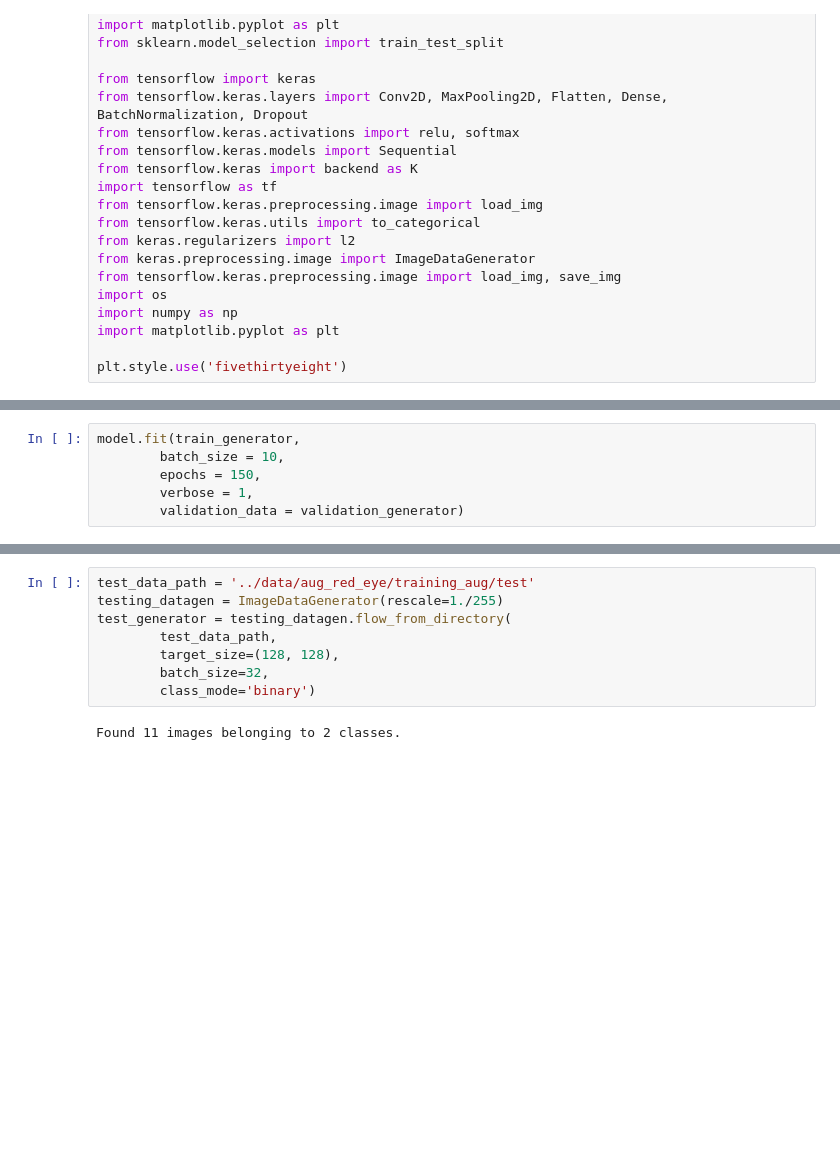
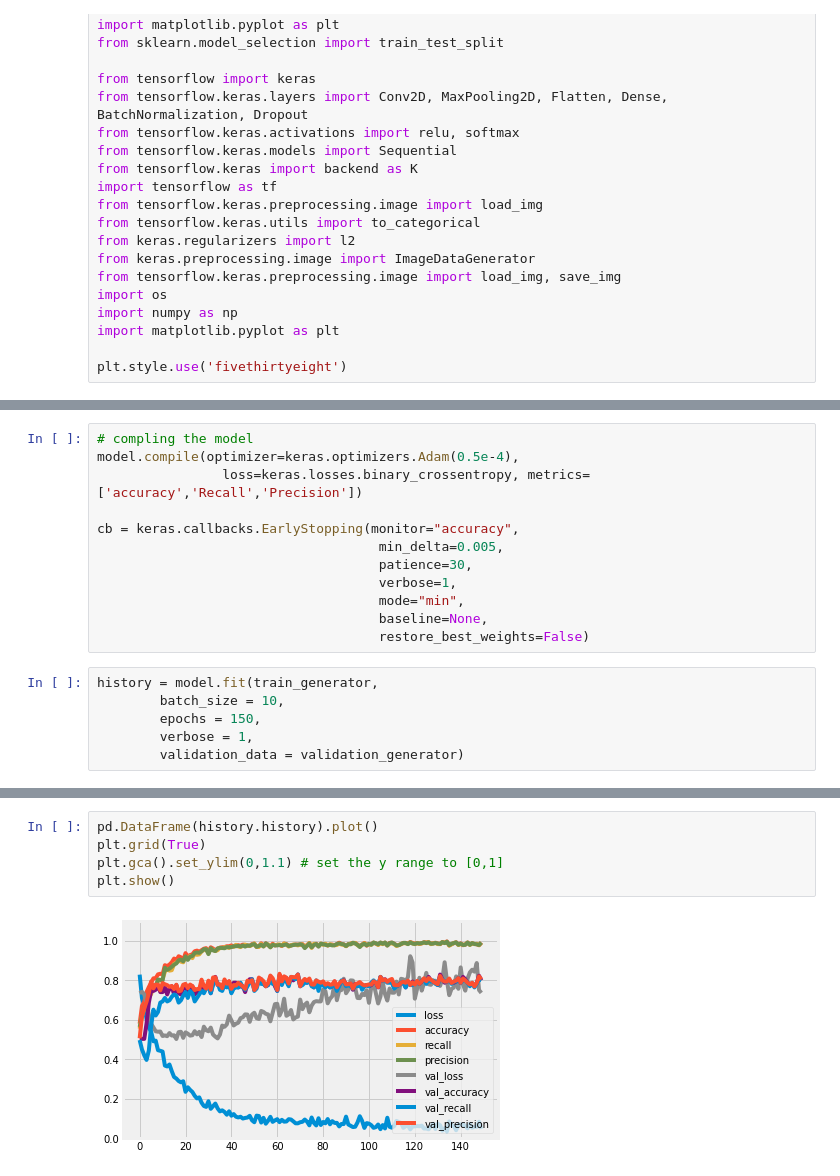
Before and after one commit to jaybfn/Red-Eye-Detection, a Jupyter notebook: script/train.ipynb, the cells around one changed output, grey strips where cells are left out. Cells and saved outputs as stored; diff of their text form; blank space fills up the shorter version.

```diff
--- a/script/train.ipynb
+++ b/script/train.ipynb
@@ -116,5 +127,17 @@ cb = keras.callbacks.EarlyStopping(monitor="accuracy",
+# %%
+# compling the model
+model.compile(optimizer=keras.optimizers.Adam(0.5e-4),
+                loss=keras.losses.binary_crossentropy, metrics=['accuracy','Recall','Precision'])
+
+cb = keras.callbacks.EarlyStopping(monitor="accuracy",
+                                    min_delta=0.005,
+                                    patience=30,
+                                    verbose=1,
+                                    mode="min",
+                                    baseline=None,
+                                    restore_best_weights=False)
 # %%
-model.fit(train_generator,
+history = model.fit(train_generator,
         batch_size = 10,
         epochs = 150,
         verbose = 1,
@@ -141,13 +163,10 @@ Epoch 150/150
-# %%
-test_data_path = '../data/aug_red_eye/training_aug/test'
-testing_datagen = ImageDataGenerator(rescale=1./255)
-test_generator = testing_datagen.flow_from_directory(
-        test_data_path,
-        target_size=(128, 128),
-        batch_size=32,
-        class_mode='binary')
-# %% [output]
-Found 11 images belonging to 2 classes.
+# %%
+pd.DataFrame(history.history).plot()
+plt.grid(True)
+plt.gca().set_ylim(0,1.1) # set the y range to [0,1]
+plt.show()
+# %% [output]
+[figure, added]
 # %%
 # pd.DataFrame(model.history).plot()
 # plt.grid(True)
```
Also changed, not shown: parts of 8 cells of this notebook.
